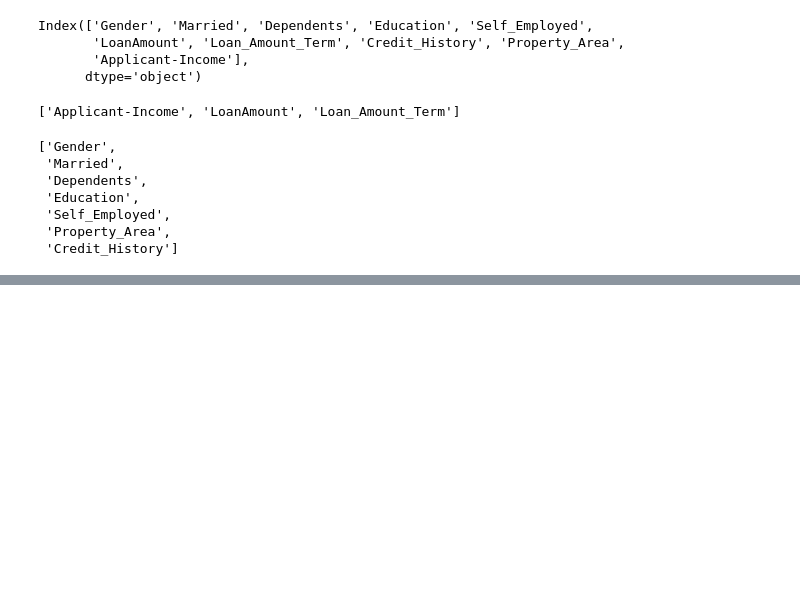
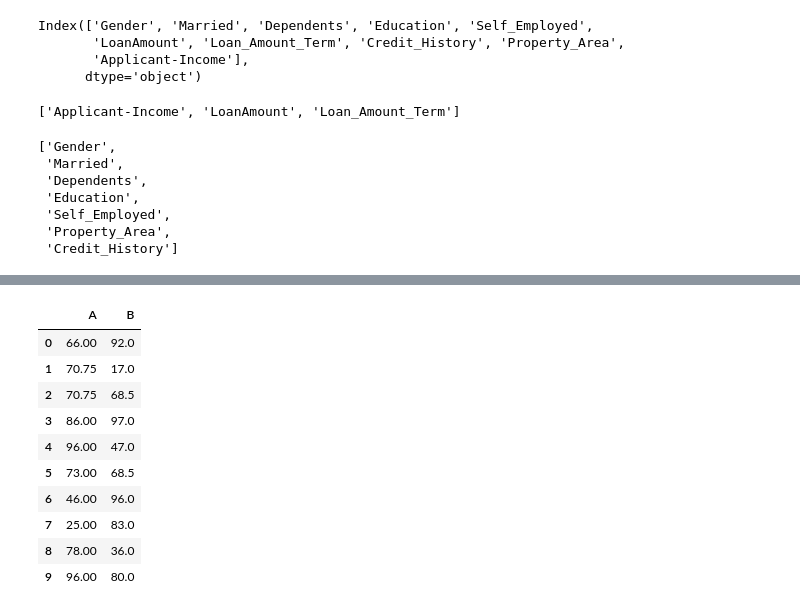
Before and after one commit to Bernado6/Productionize-ML-Models, a Jupyter notebook: Development_Notebook.ipynb, the cells around one changed output, grey strips where cells are left out. Cells and saved outputs as stored; diff of their text form; code cells hidden in the pictures; blank space fills up the shorter version.

```diff
--- a/Development_Notebook.ipynb
+++ b/Development_Notebook.ipynb
@@ -406,0 +425,18 @@ categorical_col
+# %%
+# Numerical- Imputation Mean
+
+class MeanImputer(BaseEstimator, TransformerMixin):
+    def __init__(self, variables=None):
+        self.variables = variables
+
+    def fit(self, X, y=None):
+        self.mean_dict = {}
+        for col in self.variables:
+            self.mean_dict[col] = X[col].mean()
+        return self
+
+    def transform(self, X):
+        X = X.copy()
+        for col in self.variables:
+            X[col].fillna(self.mean_dict[col], inplace=True)
+        return X
@@ -406,0 +479,14 @@ categorical_col
+# %%
+mean_imputer.transform(df)
+# %% [output]
+|  | A | B |
+| 0 | 66.00 | 92.0 |
+| 1 | 70.75 | 17.0 |
+| 2 | 70.75 | 68.5 |
+| 3 | 86.00 | 97.0 |
+| 4 | 96.00 | 47.0 |
+| 5 | 73.00 | 68.5 |
+| 6 | 46.00 | 96.0 |
+| 7 | 25.00 | 83.0 |
+| 8 | 78.00 | 36.0 |
+| 9 | 96.00 | 80.0 |
```
Also changed, not shown: parts of 7 cells of this notebook, 2 other files.
